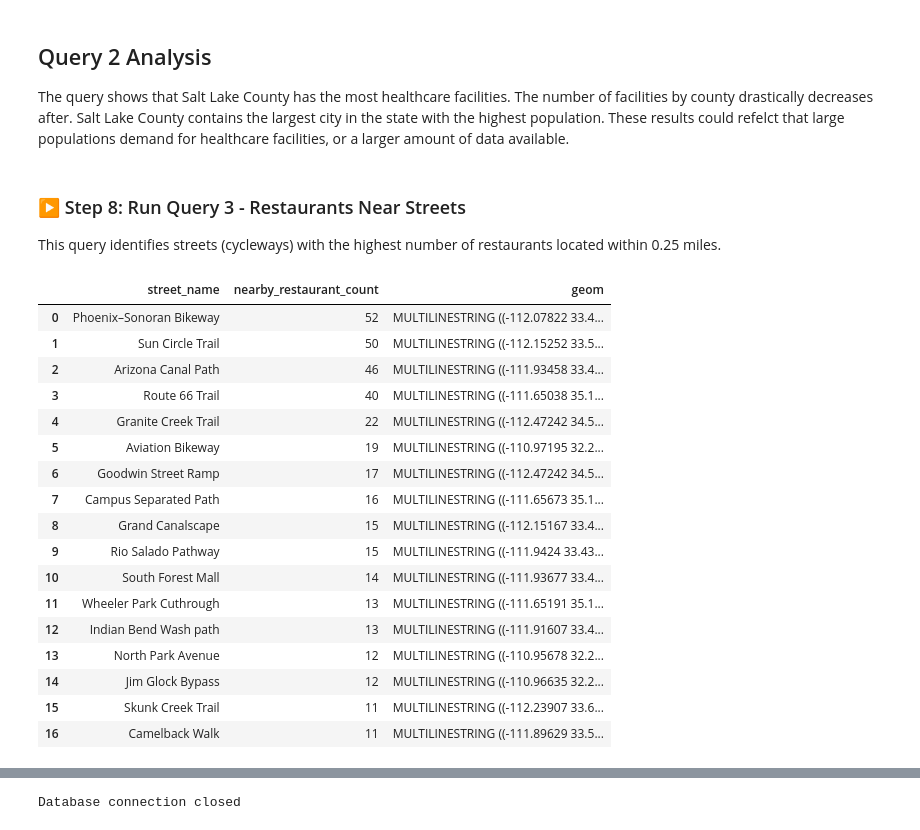
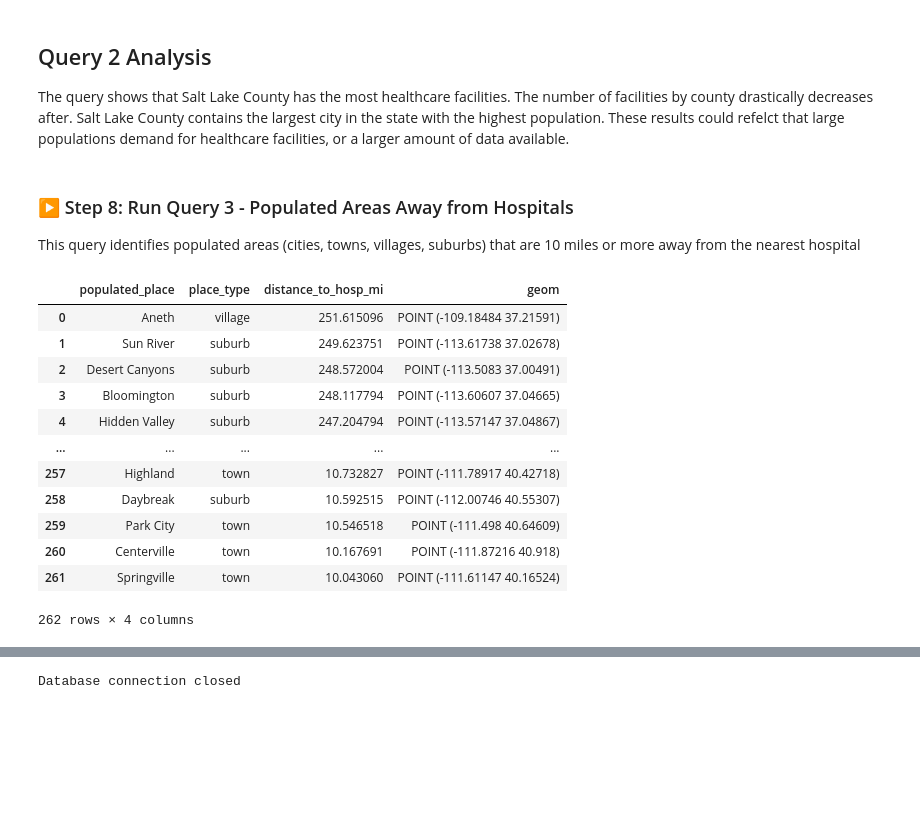
Before and after one commit to lizfellinger/gist604b-osm-postgis-fa26, a Jupyter notebook: notebooks/osm_postgis_utah.ipynb, the cells around one changed output, grey strips where cells are left out. Drawn from its saved outputs; the diff is of its cells as text; code cells hidden in the pictures; blank space fills up the shorter version.

```diff
--- a/notebooks/osm_postgis_utah.ipynb
+++ b/notebooks/osm_postgis_utah.ipynb
@@ -265,40 +265,35 @@ plt.show()
 # %% [markdown]
 ## Query 2 Analysis
 The query shows that Salt Lake County has the most healthcare facilities. The number of facilities by county drastically decreases after. Salt Lake County contains the largest city in the state with the highest population. These results could refelct that large populations demand for healthcare facilities, or a larger amount of data available.
-# %% [markdown]
-### ▶️ Step 8: Run Query 3 - Restaurants Near Streets
-
-This query identifies streets (cycleways) with the highest number of restaurants located within 0.25 miles.
+# %% [markdown]
+### ▶️ Step 8: Run Query 3 - Populated Areas Away from Hospitals
+
+This query identifies populated areas (cities, towns, villages, suburbs) that are 10 miles or more away from the nearest hospital
 # %%
-query_3_file = Path("../sql/arizona/03_osm_restaurants_near_streets.sql")
+query_3_file = Path("/workspaces/gist604b-osm-postgis-fa26/sql/utah/query_3.sql")
 
 # Read SQL query from file
 query_3_sql = query_3_file.read_text(encoding="utf-8")
 
 # Execute query and load result as a GeoDataFrame
 try:
     query_3_results = gpd.read_postgis(query_3_sql, engine, geom_col="geom")
     # Display results
     display(query_3_results)
 except Exception as e:
     print("❌ Query failed:")
     print(e)
 # %% [output]
-|  | street_name | nearby_restaurant_count | geom |
-| 0 | Phoenix–Sonoran Bikeway | 52 | MULTILINESTRING ((-112.07822 33.4... |
-| 1 | Sun Circle Trail | 50 | MULTILINESTRING ((-112.15252 33.5... |
-| 2 | Arizona Canal Path | 46 | MULTILINESTRING ((-111.93458 33.4... |
-| 3 | Route 66 Trail | 40 | MULTILINESTRING ((-111.65038 35.1... |
-| 4 | Granite Creek Trail | 22 | MULTILINESTRING ((-112.47242 34.5... |
-| 5 | Aviation Bikeway | 19 | MULTILINESTRING ((-110.97195 32.2... |
-| 6 | Goodwin Street Ramp | 17 | MULTILINESTRING ((-112.47242 34.5... |
-| 7 | Campus Separated Path | 16 | MULTILINESTRING ((-111.65673 35.1... |
-| 8 | Grand Canalscape | 15 | MULTILINESTRING ((-112.15167 33.4... |
-| 9 | Rio Salado Pathway | 15 | MULTILINESTRING ((-111.9424 33.43... |
-| 10 | South Forest Mall | 14 | MULTILINESTRING ((-111.93677 33.4... |
-| 11 | Wheeler Park Cuthrough | 13 | MULTILINESTRING ((-111.65191 35.1... |
-| 12 | Indian Bend Wash path | 13 | MULTILINESTRING ((-111.91607 33.4... |
-| 13 | North Park Avenue | 12 | MULTILINESTRING ((-110.95678 32.2... |
-| 14 | Jim Glock Bypass | 12 | MULTILINESTRING ((-110.96635 32.2... |
-| 15 | Skunk Creek Trail | 11 | MULTILINESTRING ((-112.23907 33.6... |
-| 16 | Camelback Walk | 11 | MULTILINESTRING ((-111.89629 33.5... |
+|  | populated_place | place_type | distance_to_hosp_mi | geom |
+| 0 | Aneth | village | 251.615096 | POINT (-109.18484 37.21591) |
+| 1 | Sun River | suburb | 249.623751 | POINT (-113.61738 37.02678) |
+| 2 | Desert Canyons | suburb | 248.572004 | POINT (-113.5083 37.00491) |
+| 3 | Bloomington | suburb | 248.117794 | POINT (-113.60607 37.04665) |
+| 4 | Hidden Valley | suburb | 247.204794 | POINT (-113.57147 37.04867) |
+| ... | ... | ... | ... | ... |
+| 257 | Highland | town | 10.732827 | POINT (-111.78917 40.42718) |
+| 258 | Daybreak | suburb | 10.592515 | POINT (-112.00746 40.55307) |
+| 259 | Park City | town | 10.546518 | POINT (-111.498 40.64609) |
+| 260 | Centerville | town | 10.167691 | POINT (-111.87216 40.918) |
+| 261 | Springville | town | 10.043060 | POINT (-111.61147 40.16524) |
+262 rows × 4 columns
```
Also changed, not shown: parts of 13 cells of this notebook, 1 other file.
